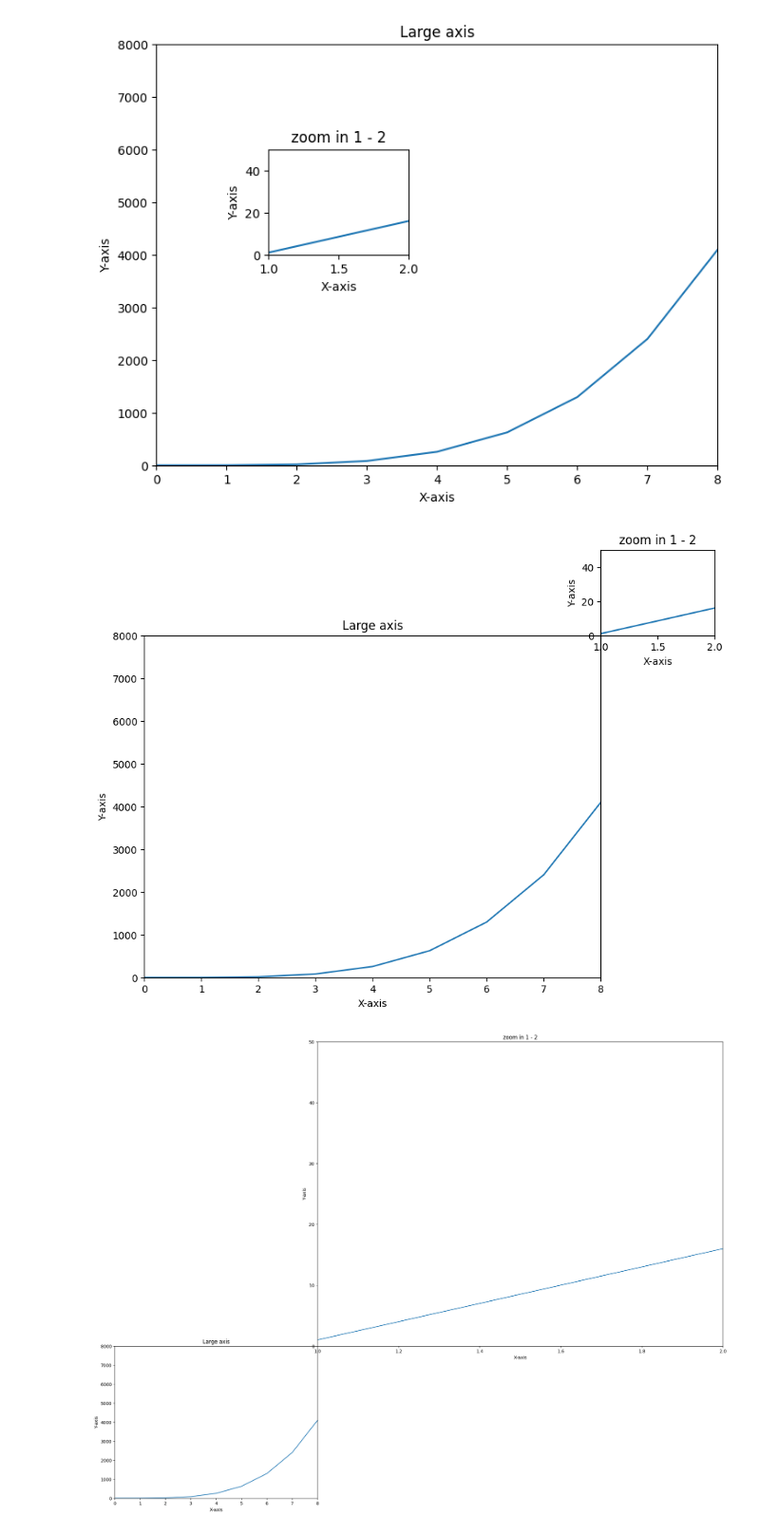
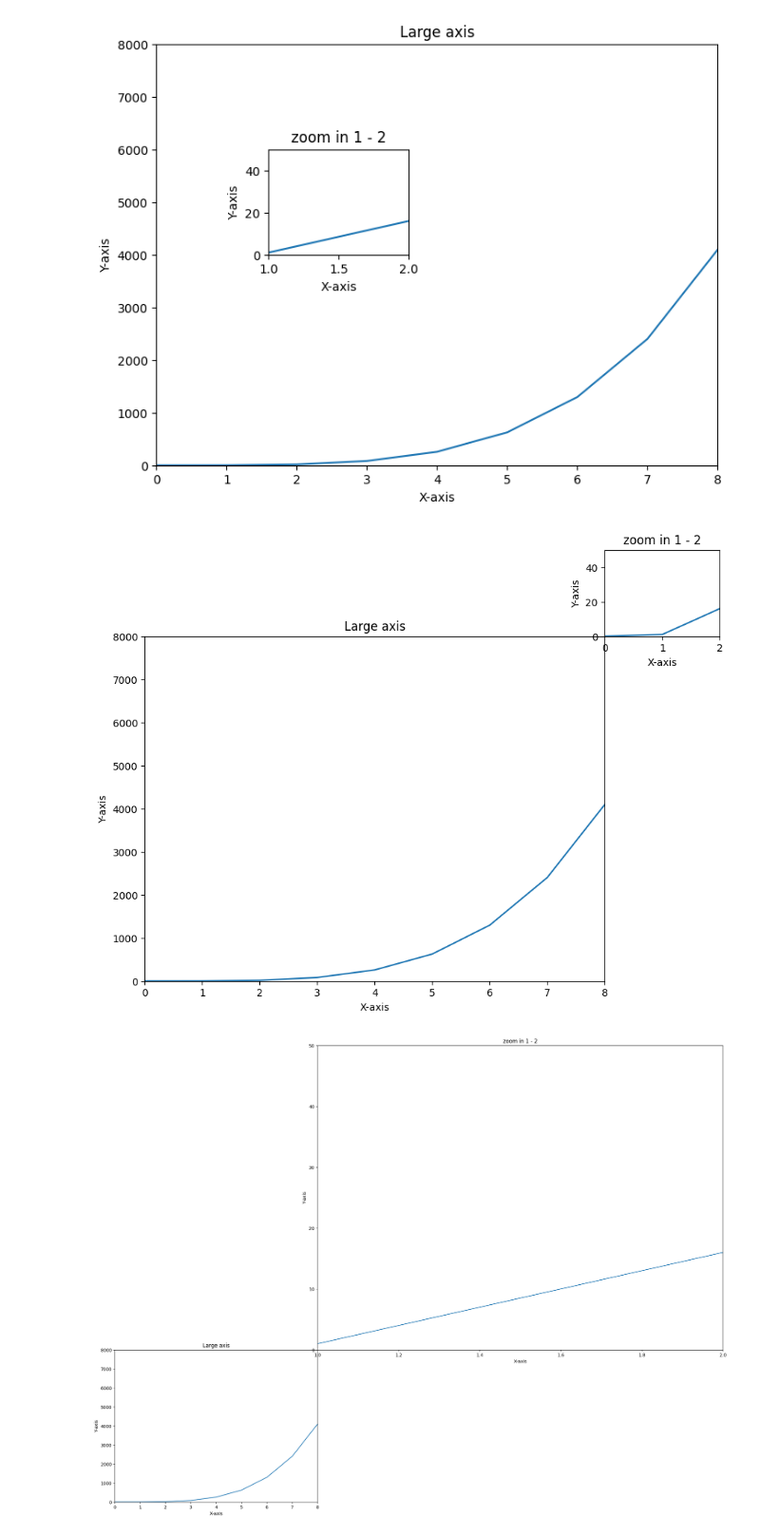
Before and after one commit to rahulgoraksha/ml-algorithms-practice, a Jupyter notebook: notebooks/5-matplotlib.ipynb, the cells around one changed output. Shown at 95% size. Saved outputs shown, nothing was run; the diff lists cells and outputs as text; code cells hidden in the pictures.

```diff
--- a/notebooks/5-matplotlib.ipynb
+++ b/notebooks/5-matplotlib.ipynb
@@ -223,33 +223,33 @@ plt.show()
 # %%
 #multiple axes
 fig = plt.figure()
 
 
 #large axis
 axis1 = fig.add_axes([0,0,1,1])
 axis1.plot(a,b)
 
 # large axis settings
 axis1.set_xlabel('X-axis')
 axis1.set_ylabel('Y-axis')
 axis1.set_xlim(0,8)
 axis1.set_ylim(0,8000)
 axis1.set_title('Large axis')
 
 #small axis
 axis2 = fig.add_axes([1,1,0.25,0.25])
 axis2.plot(a,b)
 
 # small axis settings
 axis2.set_xlabel('X-axis')
 axis2.set_ylabel('Y-axis')
-axis2.set_xlim(1,2)
+axis2.set_xlim(0,2)
 axis2.set_ylim(0,50)
 axis2.set_title('zoom in 1 - 2')
 
 plt.show()
 # %% [output]
-[figure, old version]
+[figure, new version]
 # %%
 #multiple axes
 fig = plt.figure()
```
Also changed, not shown: parts of 7 cells of this notebook, 1 other file.
